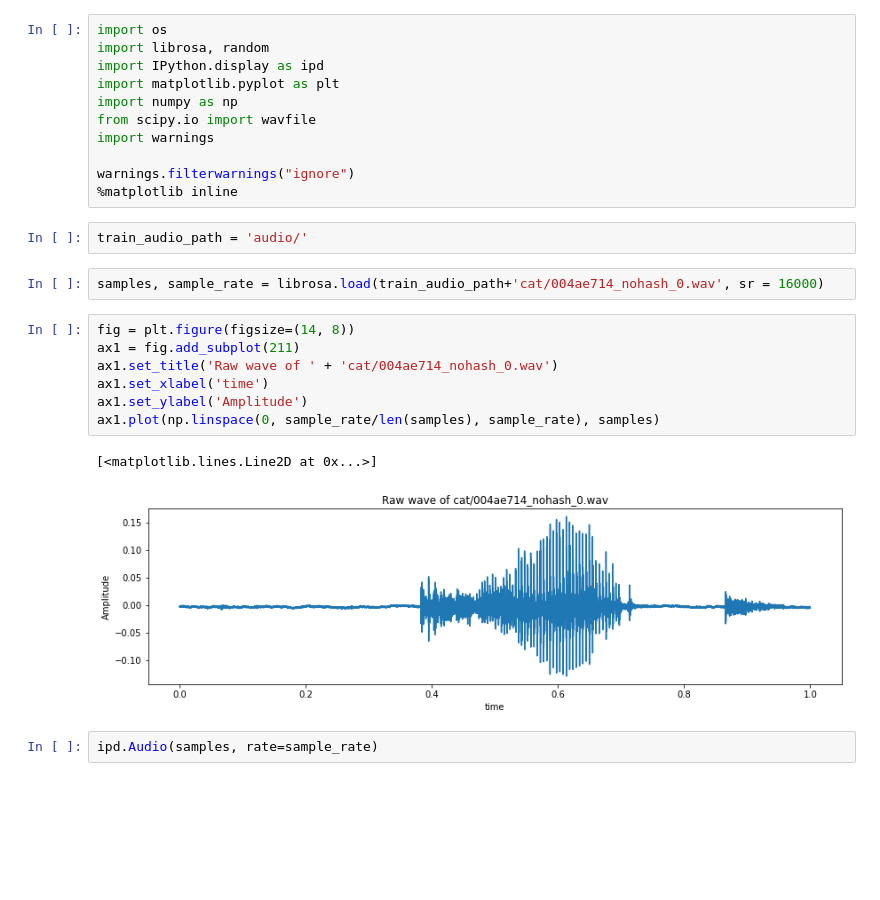
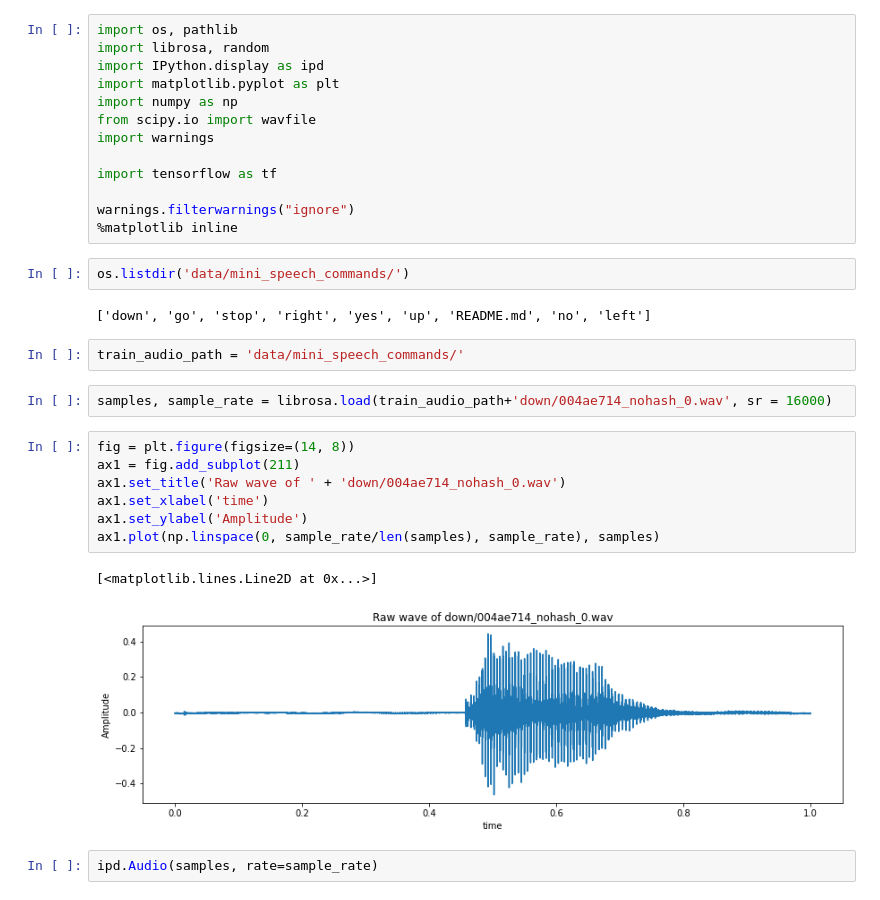
Before and after one commit to Mohdwajtech/NLP_basic, a Jupyter notebook: Day 7/Build_a_Speech_to_Text_Model_With_TensorFlow_Dataset .ipynb, the cells around one changed output. Saved outputs shown, nothing was run; the diff lists cells and outputs as text; blank space fills up the shorter version.

```diff
--- a/Day 7/Build_a_Speech_to_Text_Model_With_TensorFlow_Dataset .ipynb
+++ b/Day 7/Build_a_Speech_to_Text_Model_With_TensorFlow_Dataset .ipynb
@@ -1,5 +1,5 @@
 # %%
-import os
+import os, pathlib
 import librosa, random
 import IPython.display as ipd
 import matplotlib.pyplot as plt
@@ -7,22 +7,28 @@ import numpy as np
 from scipy.io import wavfile
 import warnings
 
+import tensorflow as tf
+
 warnings.filterwarnings("ignore")
 %matplotlib inline
-# %%
-train_audio_path = 'audio/'
+# %%
+os.listdir('data/mini_speech_commands/')
+# %% [output]
+['down', 'go', 'stop', 'right', 'yes', 'up', 'README.md', 'no', 'left']
+# %%
+train_audio_path = 'data/mini_speech_commands/'
 # %%
-samples, sample_rate = librosa.load(train_audio_path+'cat/004ae714_nohash_0.wav', sr = 16000)
+samples, sample_rate = librosa.load(train_audio_path+'down/004ae714_nohash_0.wav', sr = 16000)
 # %%
 fig = plt.figure(figsize=(14, 8))
 ax1 = fig.add_subplot(211)
-ax1.set_title('Raw wave of ' + 'cat/004ae714_nohash_0.wav')
+ax1.set_title('Raw wave of ' + 'down/004ae714_nohash_0.wav')
 ax1.set_xlabel('time')
 ax1.set_ylabel('Amplitude')
 ax1.plot(np.linspace(0, sample_rate/len(samples), sample_rate), samples)
 # %% [output]
 [<matplotlib.lines.Line2D at 0x...>]
-[figure, old version]
+[figure, new version]
 # %%
 ipd.Audio(samples, rate=sample_rate)
 # %% [output]
```
Also changed, not shown: parts of 8 cells of this notebook.
